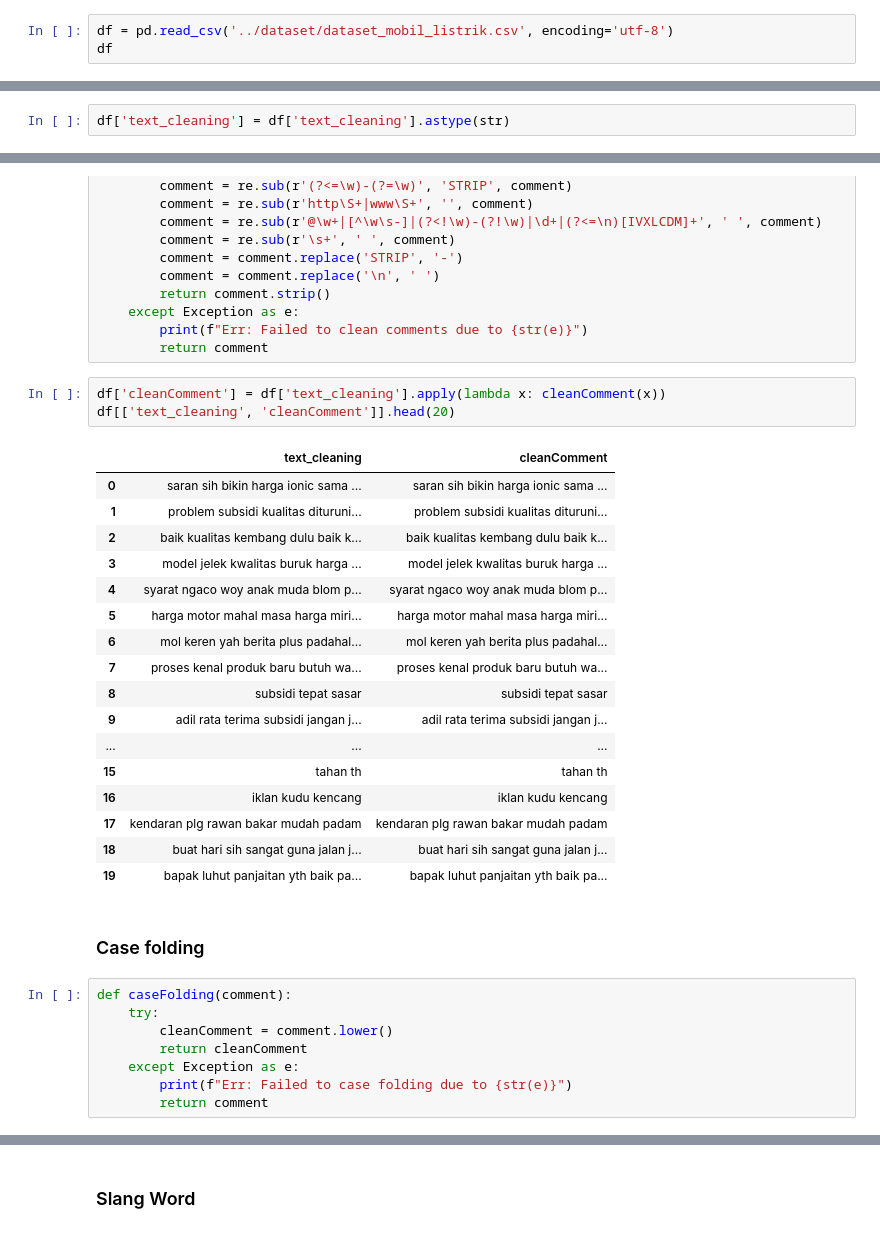
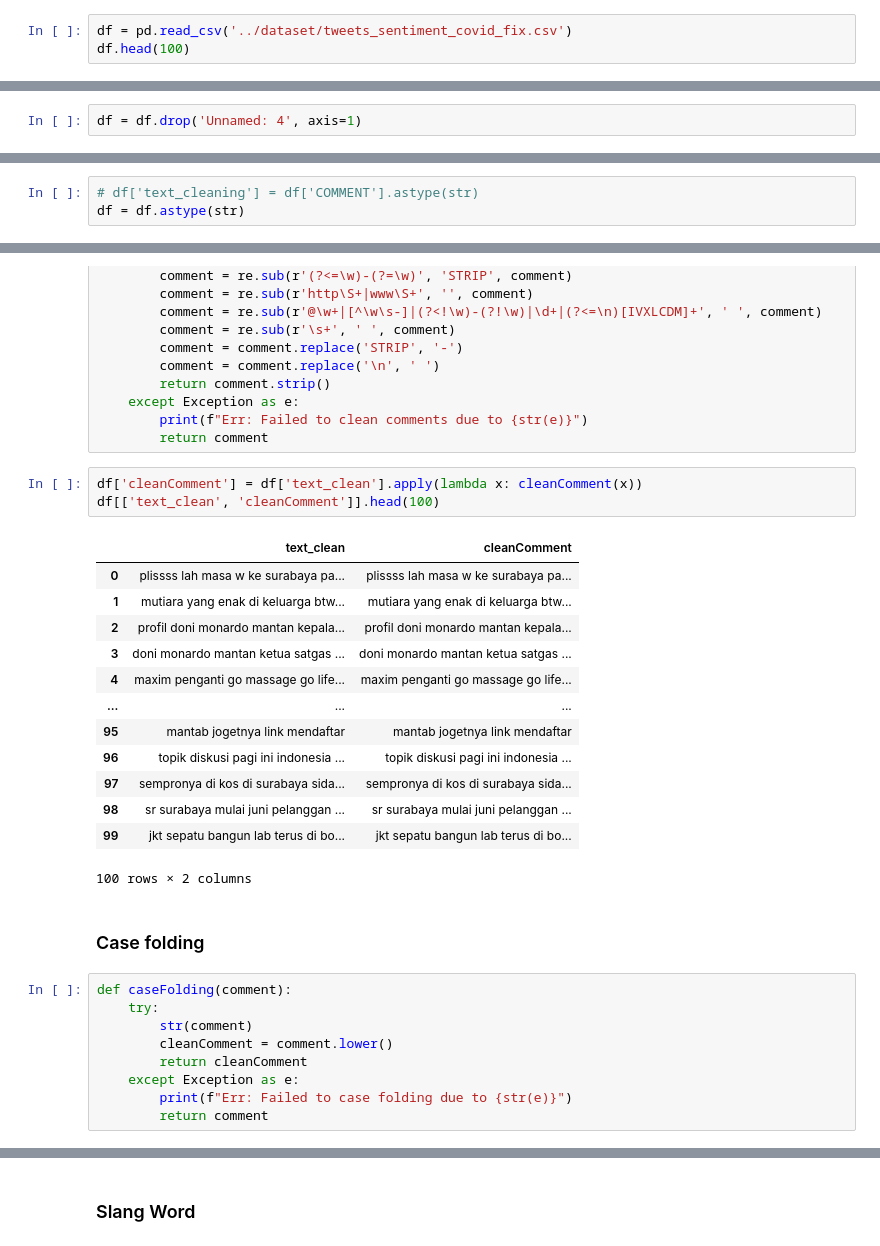
Before and after one commit to ardwiinoo/knn-sentiment-analysis, a Jupyter notebook: notebook/cleaning.ipynb, the cells around one changed output, grey strips where cells are left out. Drawn from its saved outputs; the diff is of its cells as text.

```diff
--- a/notebook/cleaning.ipynb
+++ b/notebook/cleaning.ipynb
@@ -4,5 +5,5 @@
 import pandas as pd
 # %%
-df = pd.read_csv('../dataset/dataset_mobil_listrik.csv', encoding='utf-8')
-df
+df = pd.read_csv('../dataset/tweets_sentiment_covid_fix.csv')
+df.head(100)
 # %% [output]
@@ -24,0 +36,2 @@ LANGUAGE='ind'
+# %%
+df = df.drop('Unnamed: 4', axis=1)
@@ -25,2 +50,3 @@ LANGUAGE='ind'
 # %%
-df['text_cleaning'] = df['text_cleaning'].astype(str)
+# df['text_cleaning'] = df['COMMENT'].astype(str)
+df = df.astype(str)
@@ -43,31 +77,28 @@ def cleanComment(comment):
         print(f"Err: Failed to clean comments due to {str(e)}")
         return comment
 # %%
-df['cleanComment'] = df['text_cleaning'].apply(lambda x: cleanComment(x))
-df[['text_cleaning', 'cleanComment']].head(20)
+df['cleanComment'] = df['text_clean'].apply(lambda x: cleanComment(x))
+df[['text_clean', 'cleanComment']].head(100)
 # %% [output]
-|  | text_cleaning | cleanComment |
-| 0 | saran sih bikin harga ionic sama ... | saran sih bikin harga ionic sama ... |
-| 1 | problem subsidi kualitas dituruni... | problem subsidi kualitas dituruni... |
-| 2 | baik kualitas kembang dulu baik k... | baik kualitas kembang dulu baik k... |
-| 3 | model jelek kwalitas buruk harga ... | model jelek kwalitas buruk harga ... |
-| 4 | syarat ngaco woy anak muda blom p... | syarat ngaco woy anak muda blom p... |
-| 5 | harga motor mahal masa harga miri... | harga motor mahal masa harga miri... |
-| 6 | mol keren yah berita plus padahal... | mol keren yah berita plus padahal... |
-| 7 | proses kenal produk baru butuh wa... | proses kenal produk baru butuh wa... |
-| 8 | subsidi tepat sasar | subsidi tepat sasar |
-| 9 | adil rata terima subsidi jangan j... | adil rata terima subsidi jangan j... |
+|  | text_clean | cleanComment |
+| 0 | plissss lah masa w ke surabaya pa... | plissss lah masa w ke surabaya pa... |
+| 1 | mutiara yang enak di keluarga btw... | mutiara yang enak di keluarga btw... |
+| 2 | profil doni monardo mantan kepala... | profil doni monardo mantan kepala... |
+| 3 | doni monardo mantan ketua satgas ... | doni monardo mantan ketua satgas ... |
+| 4 | maxim penganti go massage go life... | maxim penganti go massage go life... |
 | ... | ... | ... |
-| 15 | tahan th | tahan th |
-| 16 | iklan kudu kencang | iklan kudu kencang |
-| 17 | kendaran plg rawan bakar mudah padam | kendaran plg rawan bakar mudah padam |
-| 18 | buat hari sih sangat guna jalan j... | buat hari sih sangat guna jalan j... |
-| 19 | bapak luhut panjaitan yth baik pa... | bapak luhut panjaitan yth baik pa... |
+| 95 | mantab jogetnya link mendaftar | mantab jogetnya link mendaftar |
+| 96 | topik diskusi pagi ini indonesia ... | topik diskusi pagi ini indonesia ... |
+| 97 | sempronya di kos di surabaya sida... | sempronya di kos di surabaya sida... |
+| 98 | sr surabaya mulai juni pelanggan ... | sr surabaya mulai juni pelanggan ... |
+| 99 | jkt sepatu bangun lab terus di bo... | jkt sepatu bangun lab terus di bo... |
+100 rows × 2 columns
 # %% [markdown]
 ### Case folding
 # %%
 def caseFolding(comment):
     try:
+        str(comment)
         cleanComment = comment.lower()
         return cleanComment
     except Exception as e:
```
Also changed, not shown: parts of 14 cells of this notebook.
